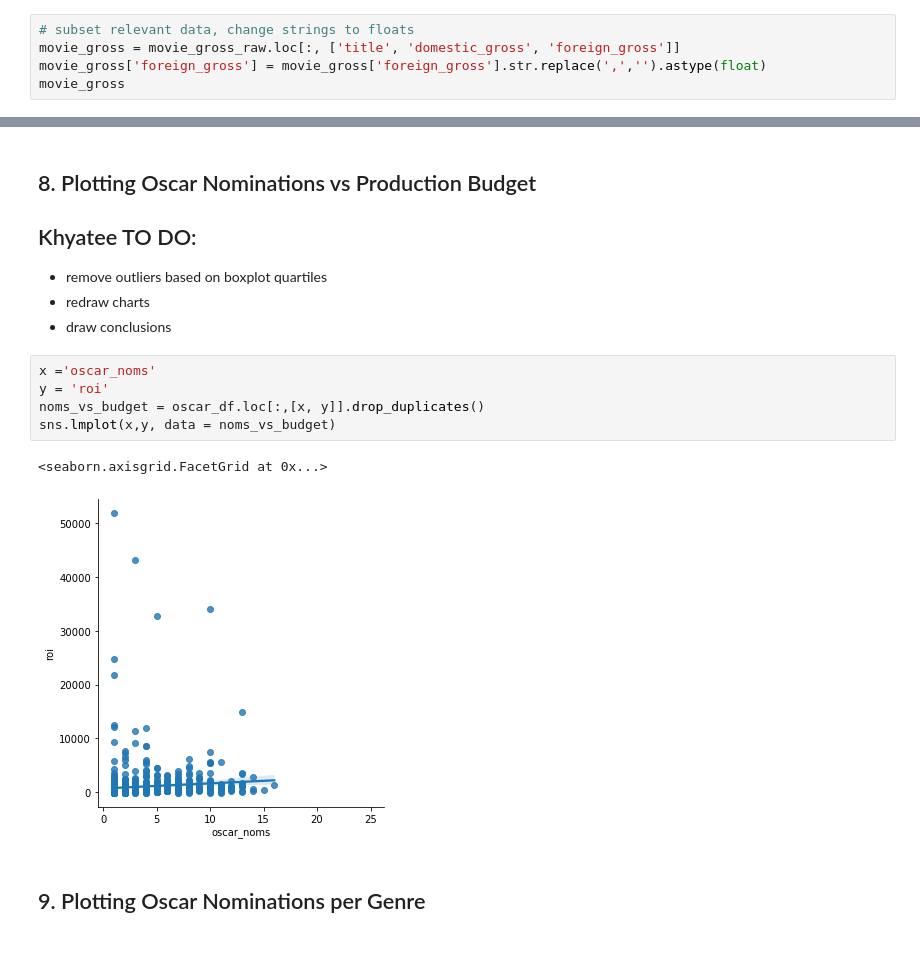
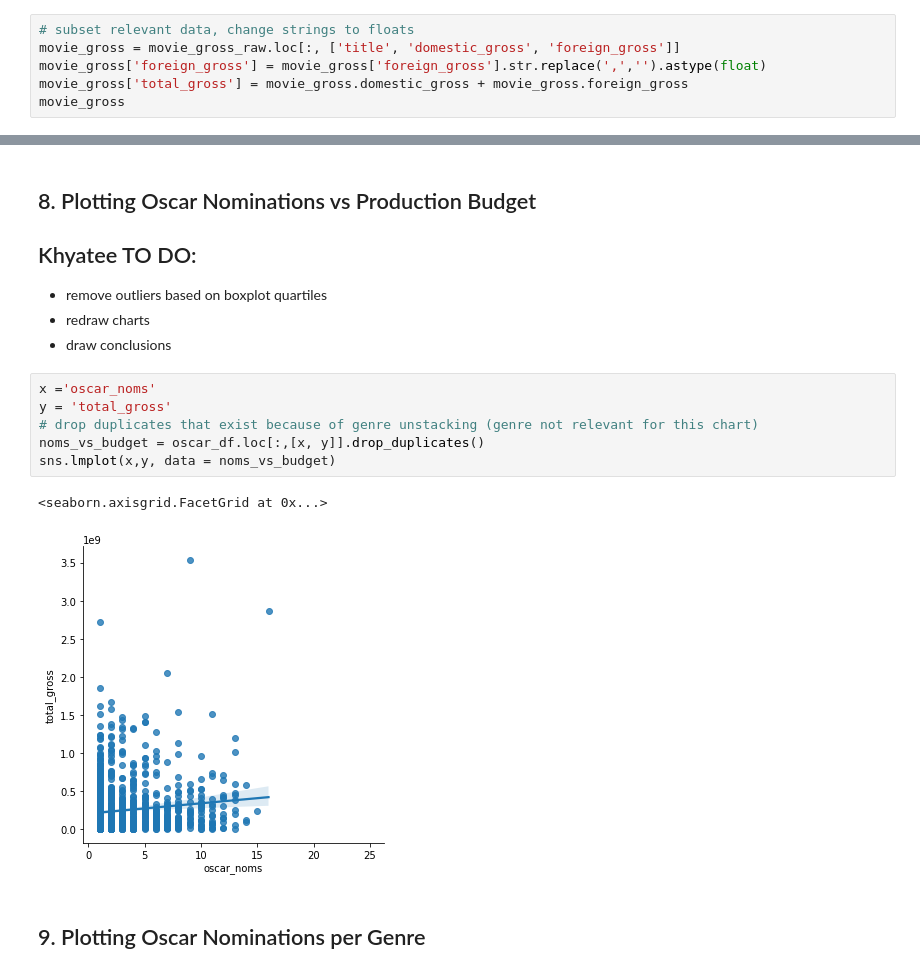
Before and after one commit to khyateed/Movie-Data-Analysis, a Jupyter notebook: student.ipynb, the cells around one changed output, grey strips where cells are left out. Drawn from its saved outputs; the diff is of its cells as text.

```diff
--- a/student.ipynb
+++ b/student.ipynb
@@ -216,5 +211,6 @@ oscar_genre
 # subset relevant data, change strings to floats
 movie_gross = movie_gross_raw.loc[:, ['title', 'domestic_gross', 'foreign_gross']]
 movie_gross['foreign_gross'] = movie_gross['foreign_gross'].str.replace(',','').astype(float)
+movie_gross['total_gross'] = movie_gross.domestic_gross + movie_gross.foreign_gross
 movie_gross
 # %% [output]
@@ -313,12 +309,13 @@ oscar_df.sort_values('oscar_noms', ascending=False).head(5)
 - draw conclusions
 # %%
 x ='oscar_noms'
-y = 'roi'
+y = 'total_gross'
+# drop duplicates that exist because of genre unstacking (genre not relevant for this chart)
 noms_vs_budget = oscar_df.loc[:,[x, y]].drop_duplicates()
 sns.lmplot(x,y, data = noms_vs_budget)
 # %% [output]
 <seaborn.axisgrid.FacetGrid at 0x...>
-[figure, old version]
+[figure, new version]
 # %% [markdown]
 ## 9. Plotting Oscar Nominations per Genre
 # %%
```
Also changed, not shown: parts of 16 cells of this notebook.
